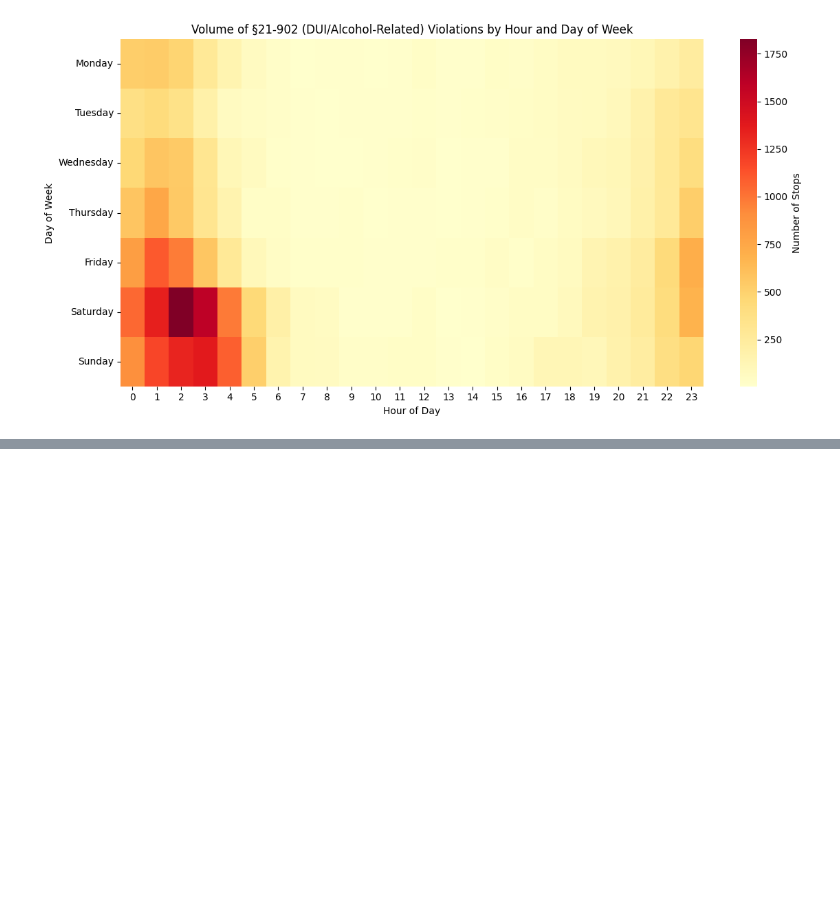
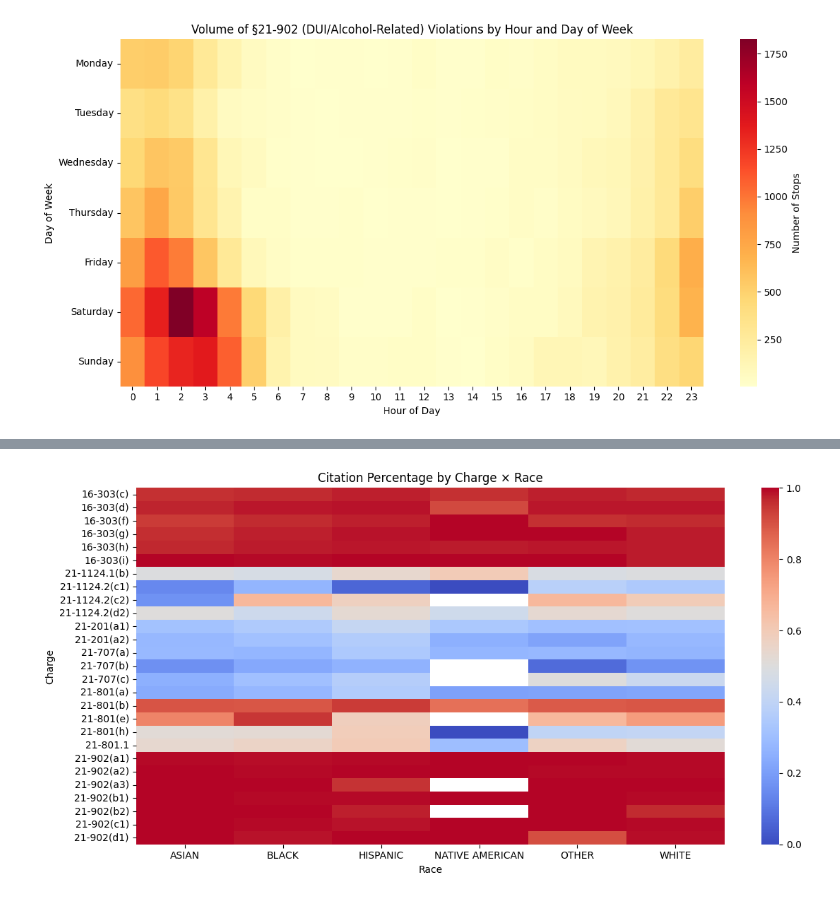
Before and after one commit to jeremiahliao/traffic-citation-predictor, a Jupyter notebook: kevin_scratchwork.ipynb, the cells around one changed output, grey strips where cells are left out. Saved outputs shown, nothing was run; the diff lists cells and outputs as text; code cells hidden in the pictures; blank space fills up the shorter version.

```diff
--- a/kevin_scratchwork.ipynb
+++ b/kevin_scratchwork.ipynb
@@ -836,0 +961,21 @@ Could not infer format, so each element will be parsed individually, falling bac
+# %%
+# %% Citation % by Race for each Charge
+
+race_charge = (
+    df_sub.groupby(["Charge","Race"])["Violation Type"]
+    .apply(lambda x: (x == "Citation").mean())
+    .unstack(fill_value=np.nan)
+)
+
+plt.figure(figsize=(12,6))
+sns.heatmap(
+    race_charge, cmap="coolwarm", vmin=0, vmax=1,
+    annot=False
+)
+plt.title("Citation Percentage by Charge × Race")
+plt.xlabel("Race")
+plt.ylabel("Charge")
+plt.tight_layout()
+plt.show()
+# %% [output]
+[figure, added]
```
Also changed, not shown: parts of 8 cells of this notebook, 2 other files.
